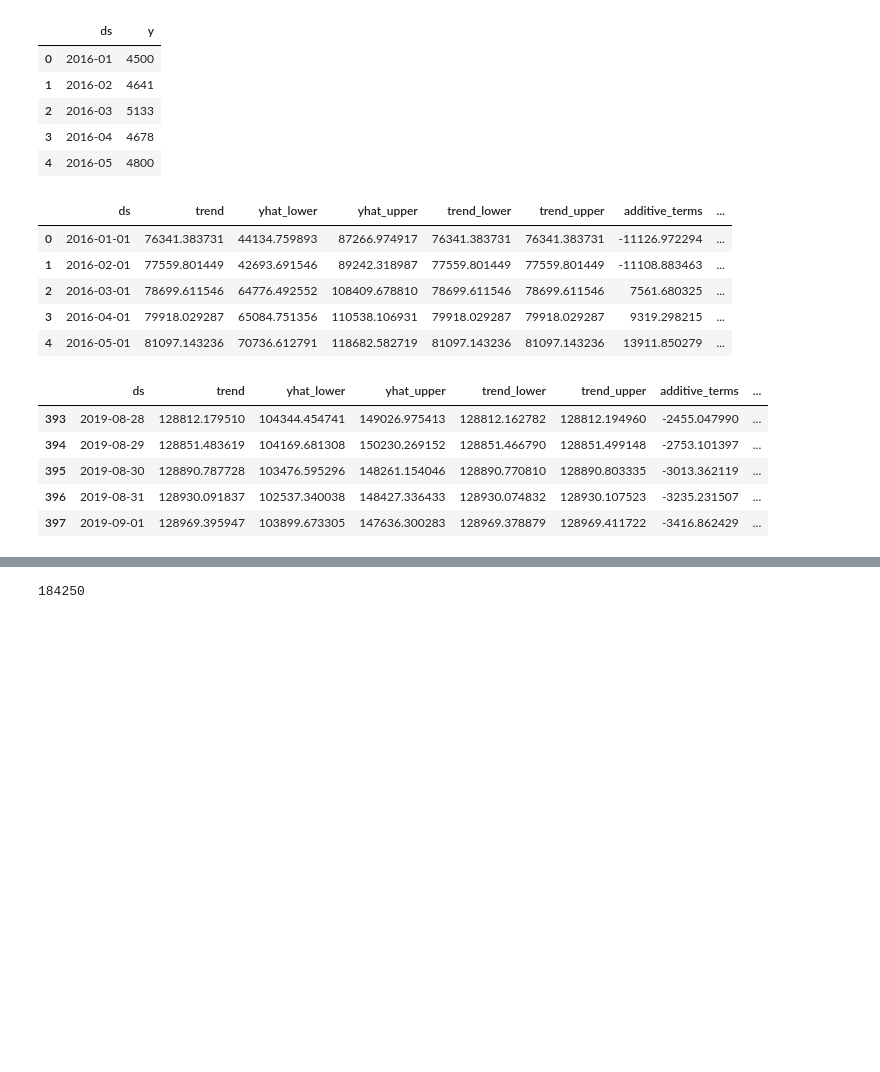
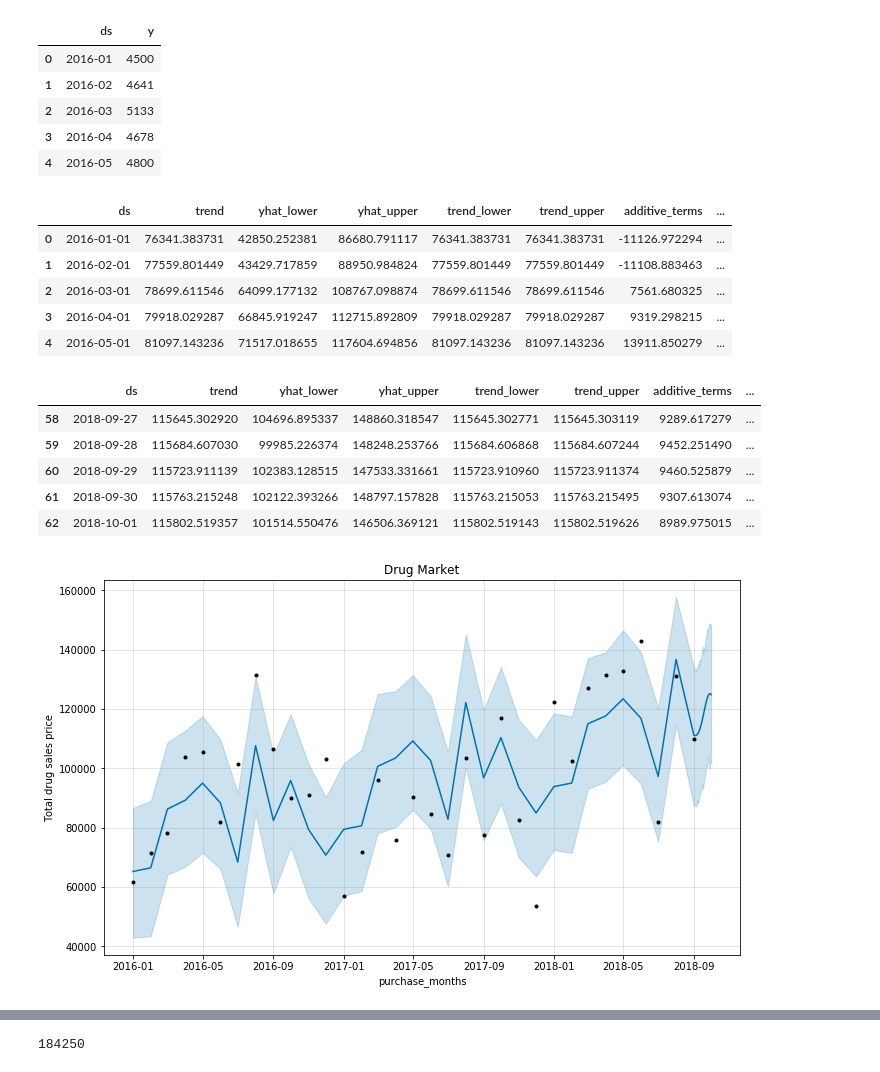
Before and after one commit to DorkNstein/data_modeling, a Jupyter notebook: test_drug.ipynb, the cells around one changed output, grey strips where cells are left out. Cells and saved outputs as stored; diff of their text form; code cells hidden in the pictures; blank space fills up the shorter version.

```diff
--- a/test_drug.ipynb
+++ b/test_drug.ipynb
@@ -30,0 +68,5 @@ data.head()
+# %%
+data["cat_drug_class"] = LabelEncoder().fit_transform(data["drug_class"])
+data["cat_drug_indication"] = LabelEncoder().fit_transform(data["drug_indication"])
+data["cat_state"] = LabelEncoder().fit_transform(data["state"])
+data[["drug_class", "cat_drug_class", "drug_indication", "cat_drug_indication", "state", "cat_state"]].head(11)
@@ -68,21 +146,29 @@ m_df1_count.head()
 # %%
 m = Prophet(weekly_seasonality=False, daily_seasonality=False)
 m.fit(m_df1_sum)
-m_forecast = m.make_future_dataframe(periods=365, freq='D')
+m_forecast = m.make_future_dataframe(periods=30, freq='D')
 m_forecast = m.predict(m_forecast)
 
 display(m_forecast.head())
 display(m_forecast.tail())
+
+fig = m.plot(m_forecast, xlabel='purchase_months', ylabel='Total drug sales price')
+plt.title('Drug Market')
+plt.show()
+
+m.plot_components(m_forecast)
+plt.show()
 # %% [output]
 |  | ds | trend | yhat_lower | yhat_upper | trend_lower | trend_upper | additive_terms | ... |
-| 0 | 2016-01-01 | 76341.383731 | 44134.759893 | 87266.974917 | 76341.383731 | 76341.383731 | -11126.972294 | ... |
-| 1 | 2016-02-01 | 77559.801449 | 42693.691546 | 89242.318987 | 77559.801449 | 77559.801449 | -11108.883463 | ... |
-| 2 | 2016-03-01 | 78699.611546 | 64776.492552 | 108409.678810 | 78699.611546 | 78699.611546 | 7561.680325 | ... |
-| 3 | 2016-04-01 | 79918.029287 | 65084.751356 | 110538.106931 | 79918.029287 | 79918.029287 | 9319.298215 | ... |
-| 4 | 2016-05-01 | 81097.143236 | 70736.612791 | 118682.582719 | 81097.143236 | 81097.143236 | 13911.850279 | ... |
+| 0 | 2016-01-01 | 76341.383731 | 42850.252381 | 86680.791117 | 76341.383731 | 76341.383731 | -11126.972294 | ... |
+| 1 | 2016-02-01 | 77559.801449 | 43429.717859 | 88950.984824 | 77559.801449 | 77559.801449 | -11108.883463 | ... |
+| 2 | 2016-03-01 | 78699.611546 | 64099.177132 | 108767.098874 | 78699.611546 | 78699.611546 | 7561.680325 | ... |
+| 3 | 2016-04-01 | 79918.029287 | 66845.919247 | 112715.892809 | 79918.029287 | 79918.029287 | 9319.298215 | ... |
+| 4 | 2016-05-01 | 81097.143236 | 71517.018655 | 117604.694856 | 81097.143236 | 81097.143236 | 13911.850279 | ... |
 |  | ds | trend | yhat_lower | yhat_upper | trend_lower | trend_upper | additive_terms | ... |
-| 393 | 2019-08-28 | 128812.179510 | 104344.454741 | 149026.975413 | 128812.162782 | 128812.194960 | -2455.047990 | ... |
-| 394 | 2019-08-29 | 128851.483619 | 104169.681308 | 150230.269152 | 128851.466790 | 128851.499148 | -2753.101397 | ... |
-| 395 | 2019-08-30 | 128890.787728 | 103476.595296 | 148261.154046 | 128890.770810 | 128890.803335 | -3013.362119 | ... |
-| 396 | 2019-08-31 | 128930.091837 | 102537.340038 | 148427.336433 | 128930.074832 | 128930.107523 | -3235.231507 | ... |
-| 397 | 2019-09-01 | 128969.395947 | 103899.673305 | 147636.300283 | 128969.378879 | 128969.411722 | -3416.862429 | ... |
+| 58 | 2018-09-27 | 115645.302920 | 104696.895337 | 148860.318547 | 115645.302771 | 115645.303119 | 9289.617279 | ... |
+| 59 | 2018-09-28 | 115684.607030 | 99985.226374 | 148248.253766 | 115684.606868 | 115684.607244 | 9452.251490 | ... |
+| 60 | 2018-09-29 | 115723.911139 | 102383.128515 | 147533.331661 | 115723.910960 | 115723.911374 | 9460.525879 | ... |
+| 61 | 2018-09-30 | 115763.215248 | 102122.393266 | 148797.157828 | 115763.215053 | 115763.215495 | 9307.613074 | ... |
+| 62 | 2018-10-01 | 115802.519357 | 101514.550476 | 146506.369121 | 115802.519143 | 115802.519626 | 8989.975015 | ... |
+[figure, added]
```
Also changed, not shown: parts of 36 cells of this notebook, 3 other files.
